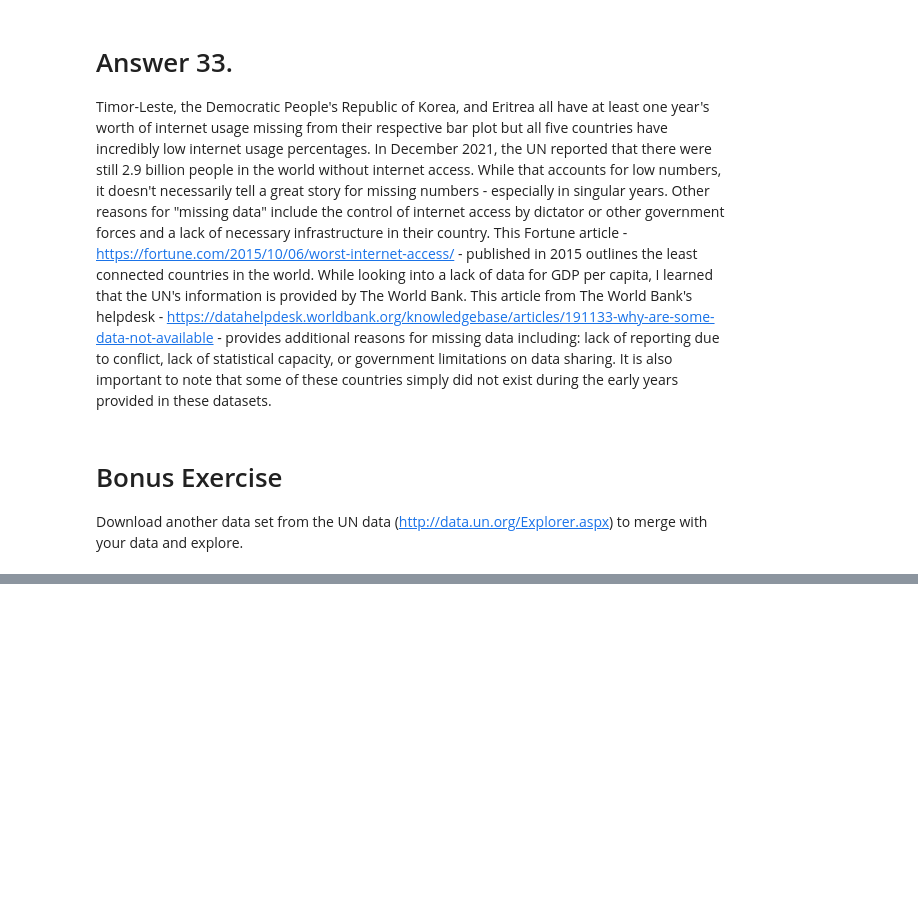
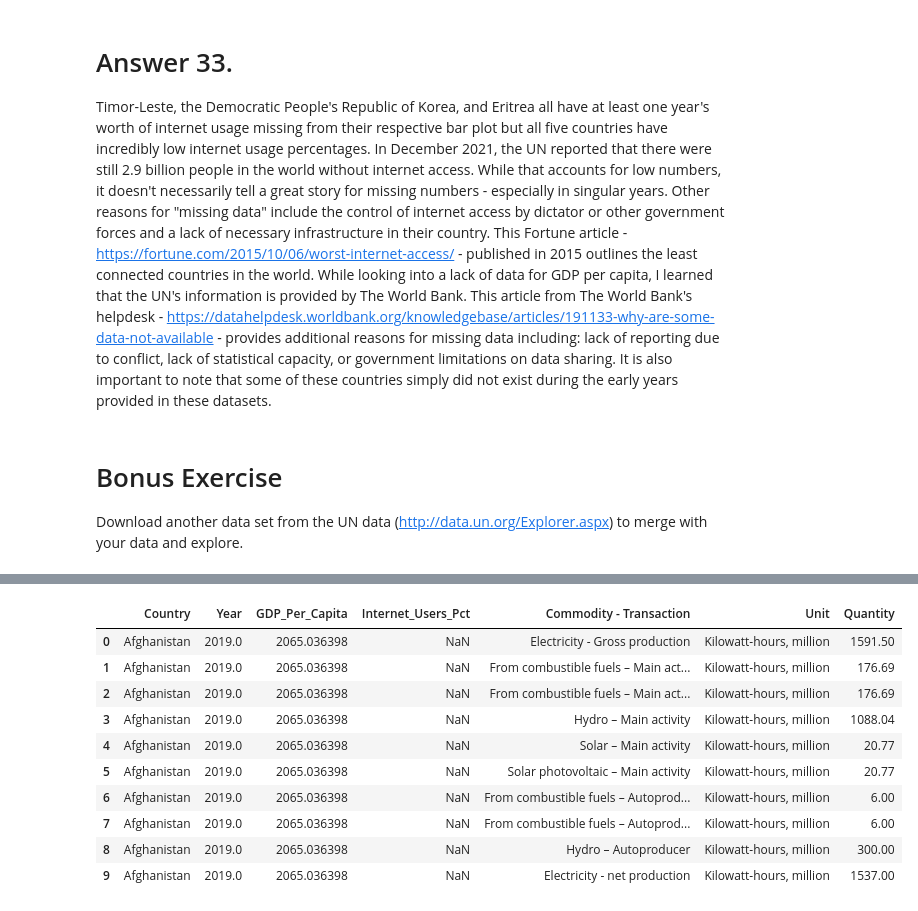
Before and after one commit to NSS-Data-Analytics-Cohort-6/gdp-and-internet-usage-caitbrown12, a Jupyter notebook: notebook/gdp_internet_usage_assignment.ipynb, the cells around one changed output, grey strips where cells are left out. Drawn from its saved outputs; the diff is of its cells as text; code cells hidden in the pictures; blank space fills up the shorter version.

```diff
--- a/notebook/gdp_internet_usage_assignment.ipynb
+++ b/notebook/gdp_internet_usage_assignment.ipynb
@@ -801,3 +782,6 @@ Timor-Leste, the Democratic People's Republic of Korea, and Eritrea all have at
 # %% [markdown]
 # Bonus Exercise
 Download another data set from the UN data (http://data.un.org/Explorer.aspx) to merge with your data and explore.
+# %%
+electricity_df = pd.read_csv("../data/electricity_metrics.csv")
+electricity_df.head()
@@ -803,0 +835,17 @@ Download another data set from the UN data (http://data.un.org/Explorer.aspx) to
+# %%
+bonus_df = pd.merge(gdp_and_internet_use, electricity_df,
+                               on = ['Country', 'Year'],
+                               how = 'outer')
+bonus_df.head(10)
+# %% [output]
+|  | Country | Year | GDP_Per_Capita | Internet_Users_Pct | Commodity - Transaction | Unit | Quantity |
+| 0 | Afghanistan | 2019.0 | 2065.036398 | NaN | Electricity - Gross production | Kilowatt-hours, million | 1591.50 |
+| 1 | Afghanistan | 2019.0 | 2065.036398 | NaN | From combustible fuels – Main act... | Kilowatt-hours, million | 176.69 |
+| 2 | Afghanistan | 2019.0 | 2065.036398 | NaN | From combustible fuels – Main act... | Kilowatt-hours, million | 176.69 |
+| 3 | Afghanistan | 2019.0 | 2065.036398 | NaN | Hydro – Main activity | Kilowatt-hours, million | 1088.04 |
+| 4 | Afghanistan | 2019.0 | 2065.036398 | NaN | Solar – Main activity | Kilowatt-hours, million | 20.77 |
+| 5 | Afghanistan | 2019.0 | 2065.036398 | NaN | Solar photovoltaic – Main activity | Kilowatt-hours, million | 20.77 |
+| 6 | Afghanistan | 2019.0 | 2065.036398 | NaN | From combustible fuels – Autoprod... | Kilowatt-hours, million | 6.00 |
+| 7 | Afghanistan | 2019.0 | 2065.036398 | NaN | From combustible fuels – Autoprod... | Kilowatt-hours, million | 6.00 |
+| 8 | Afghanistan | 2019.0 | 2065.036398 | NaN | Hydro – Autoproducer | Kilowatt-hours, million | 300.00 |
+| 9 | Afghanistan | 2019.0 | 2065.036398 | NaN | Electricity - net production | Kilowatt-hours, million | 1537.00 |
```
Also changed, not shown: parts of 15 cells of this notebook.
